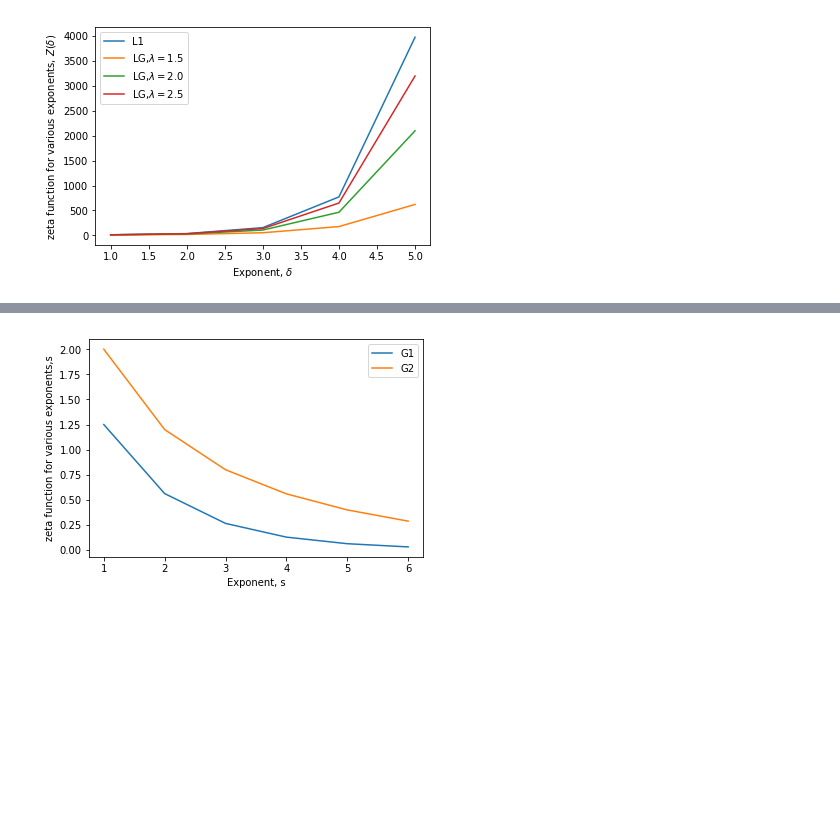
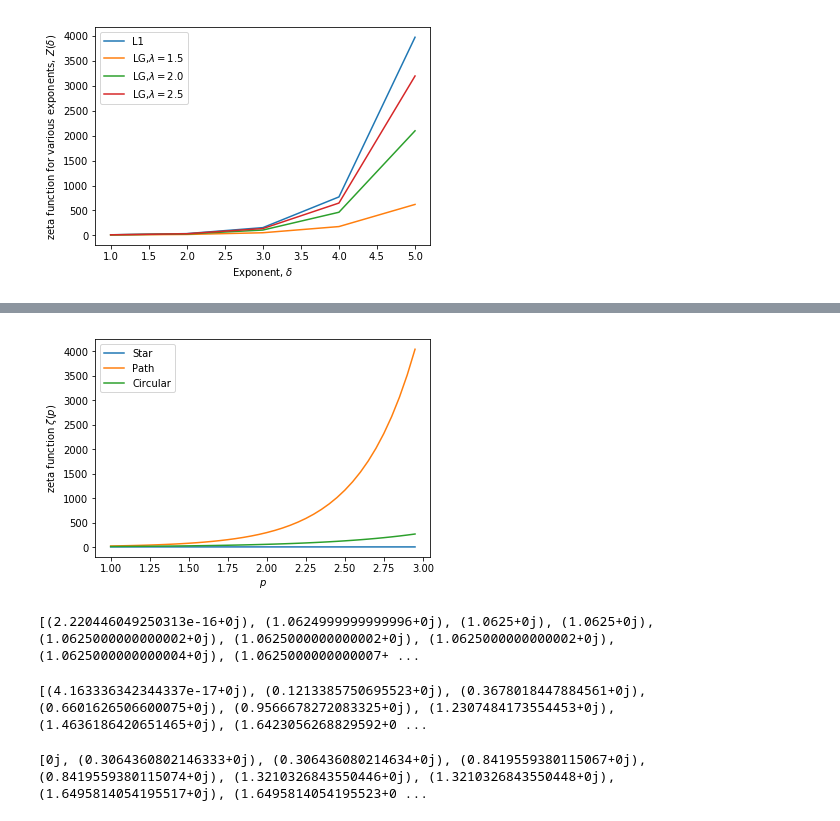
Before and after one commit to NanyanziAlice/Research-Code, a Jupyter notebook: Zeta-function-simulations.ipynb, the cells around one changed output, grey strips where cells are left out. Cells and saved outputs as stored; diff of their text form; code cells hidden in the pictures; blank space fills up the shorter version.

```diff
--- a/Zeta-function-simulations.ipynb
+++ b/Zeta-function-simulations.ipynb
@@ -202,3 +202,11 @@ plt.legend()
 plt.show()
 # %% [output]
 [figure]
+# %%
+def normalised_genlap(L):
+    D = np.diagonal(L)
+    D = [pow(d,-0.5) for d in D]
+    D_hf = np.diag(D)
+    Df = np.matmul(D_hf, L)
+    Ln = np.matmul(Df,D_hf)
+    return Ln
@@ -205,33 +293,49 @@ plt.show()
 # %%
 import networkx as nx
 import numpy as np
 import matplotlib.pyplot as plt
 from scipy.linalg import eigvals
-from numpy.linalg import eig
 
-G1 = nx.Graph([(1,2),(2,3),(3,4),(4,1)])
-G2 = nx.Graph([(1,2),(2,3),(3,4),(4,5),(5,1)])
-
-v1,w1 = eig(nx.laplacian_matrix(G1).todense())
-v2,w2 = eig(nx.laplacian_matrix(G2).todense())
-lG1 = sorted(v1.tolist())
-lG2 = sorted(v2.tolist())
+G1 = nx.Graph([(1,2),(1,3),(1,4),(1,5),(1,6),(1,7),(1,8),(1,9),(1,10)])
+G2 = nx.Graph([(1,2),(2,3),(3,4),(4,5),(5,6),(6,7),(7,8),(8,9),(9,10)])
+G3 = nx.Graph([(1,2),(2,3),(3,4),(4,5),(5,6),(6,7),(7,8),(8,9),(9,10),(10,1)])
 
 
-ss =[1,2,3,4,5,6]
-z_G1 = []
-z_G2 = []
-z_G3 = []
-z_G4 = []
+l1 = sorted(eigvals(nx.normalized_laplacian_matrix(G1).todense()))
+l2 = sorted(eigvals(nx.normalized_laplacian_matrix(G2).todense()))
+l3 = sorted(eigvals(nx.normalized_laplacian_matrix(G3).todense()))
+
+ss = np.arange(1,3,0.05)
+z_l1 = []
+z_l2 = []
+z_l3 = []
+z_l4 = []
+z_l5 = []
 for s in ss:
-    z_G1.append(zeta_function(lG1, s))
-    z_G2.append(zeta_function(lG2, s))
+   z_l1.append(zeta_function(l1, s))
+   z_l2.append(zeta_function(l2, s))
+   z_l3.append(zeta_function(l3, s))
 
-plt.plot(ss,z_G1, label='G1')
-plt.plot(ss,z_G2, label='G2')
-plt.xlabel('Exponent, s')
-plt.ylabel('zeta function for various exponents,s')
+
+plt.plot(ss,z_l1, label='Star')
+plt.plot(ss,z_l2, label='Path')
+plt.plot(ss,z_l3, label='Circular')
+
+plt.xlabel('$p$')
+plt.ylabel('zeta function $\zeta(p)$')
 plt.legend()
 plt.show()
 # %% [output]
-[figure, old version]
+[figure, new version]
+# %%
+print(l1)
+# %% [output]
+[(2.220446049250313e-16+0j), (1.0624999999999996+0j), (1.0625+0j), (1.0625+0j), (1.0625000000000002+0j), (1.0625000000000002+0j), (1.0625000000000002+0j), (1.0625000000000004+0j), (1.0625000000000007+ ...
+# %%
+print(l2)
+# %% [output]
+[(4.163336342344337e-17+0j), (0.1213385750695523+0j), (0.3678018447884561+0j), (0.6601626506600075+0j), (0.9566678272083325+0j), (1.2307484173554453+0j), (1.4636186420651465+0j), (1.6423056268829592+0 ...
+# %%
+print(l3)
+# %% [output]
+[0j, (0.3064360802146333+0j), (0.306436080214634+0j), (0.8419559380115067+0j), (0.8419559380115074+0j), (1.3210326843550446+0j), (1.3210326843550448+0j), (1.6495814054195517+0j), (1.6495814054195523+0 ...
```
Also changed, not shown: parts of 4 cells of this notebook, 4 other files.
